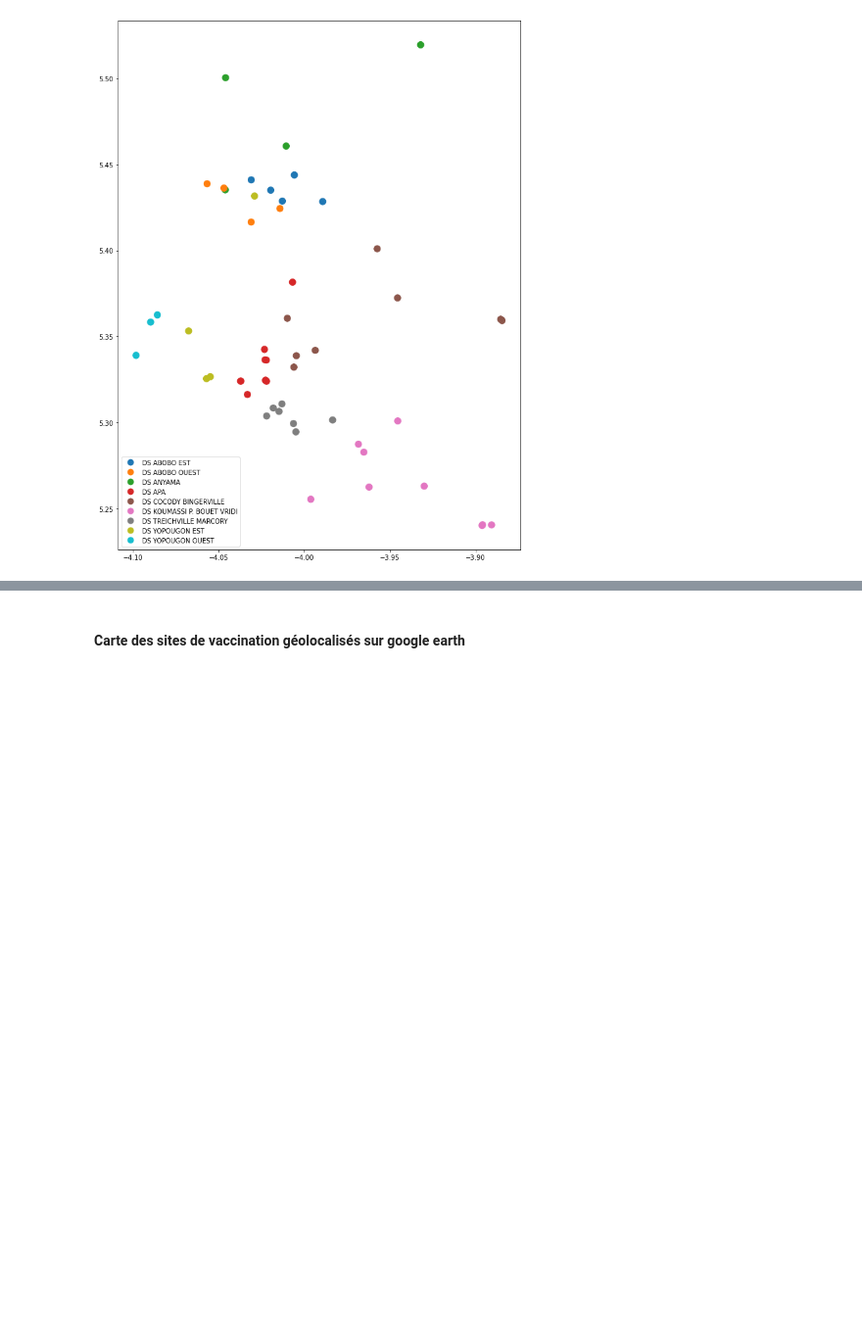
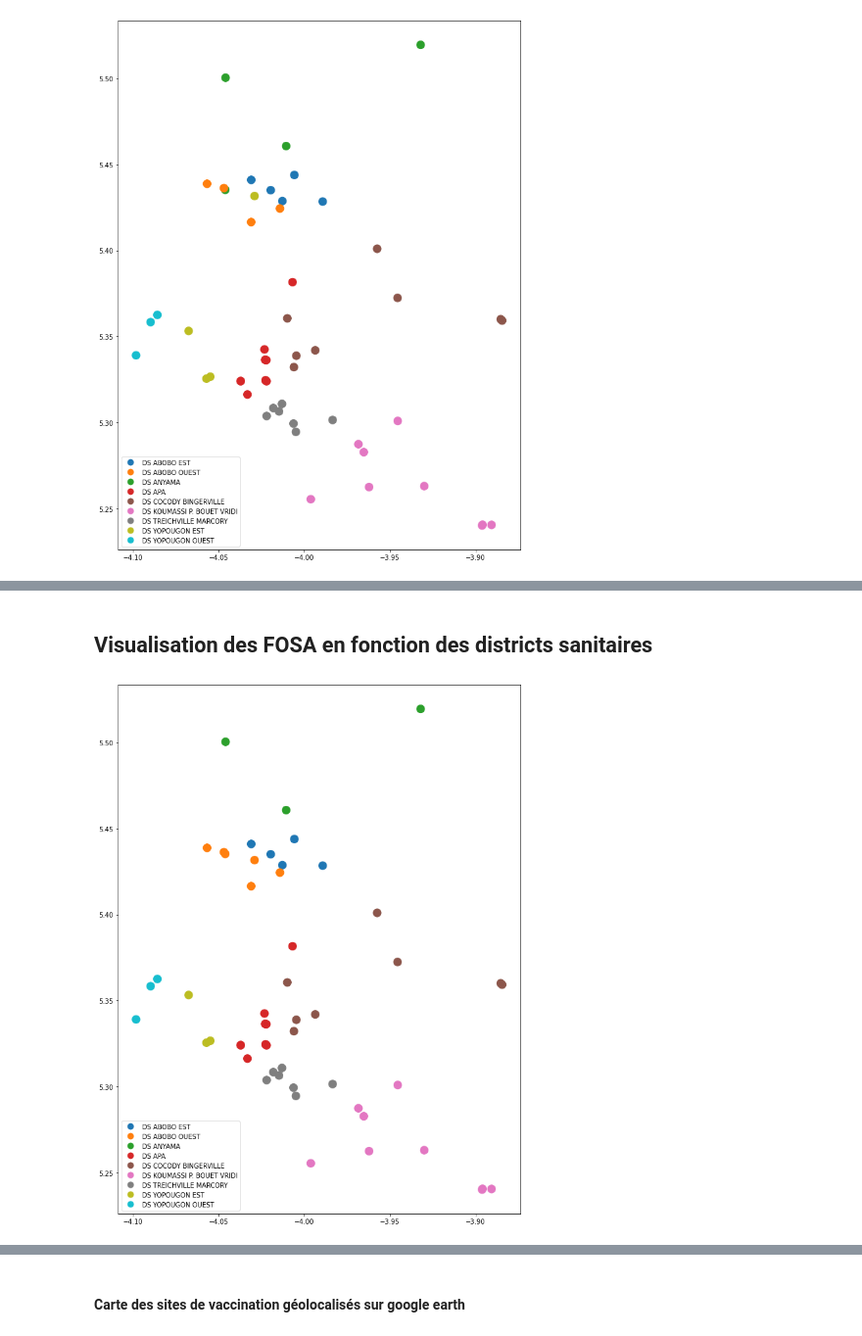
Before and after one commit to Djatche/Abidjan-sites-covid, a Jupyter notebook: covid_19_abidjan.ipynb, the cells around one changed output, grey strips where cells are left out. Shown at 98% size. Cells and saved outputs as stored; diff of their text form; code cells hidden in the pictures; blank space fills up the shorter version.

```diff
--- a/covid_19_abidjan.ipynb
+++ b/covid_19_abidjan.ipynb
@@ -350,0 +393,7 @@ plt.show()
+# %% [markdown]
+## Visualisation des FOSA en fonction des districts sanitaires
+# %%
+sites_covid_abidjan_gdf.plot(column="District sanitaire", figsize=(15,15), legend=True, markersize=150)
+plt.show()
+# %% [output]
+[figure, added]
```
Also changed, not shown: parts of 25 cells of this notebook.
